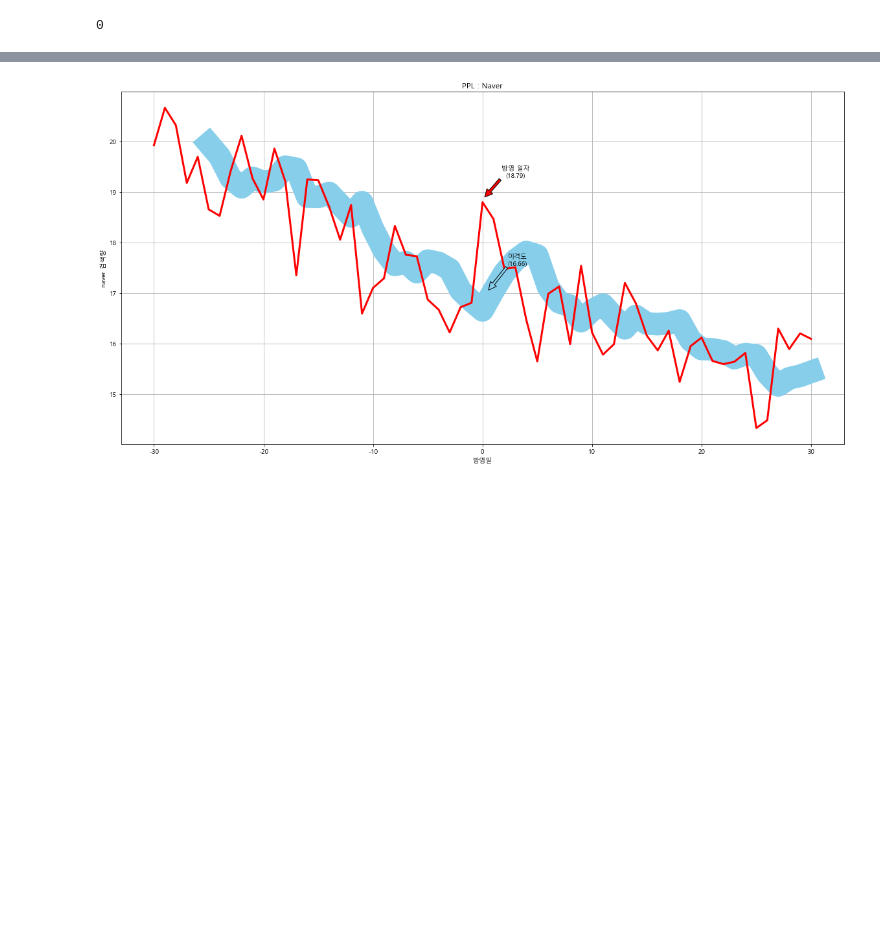
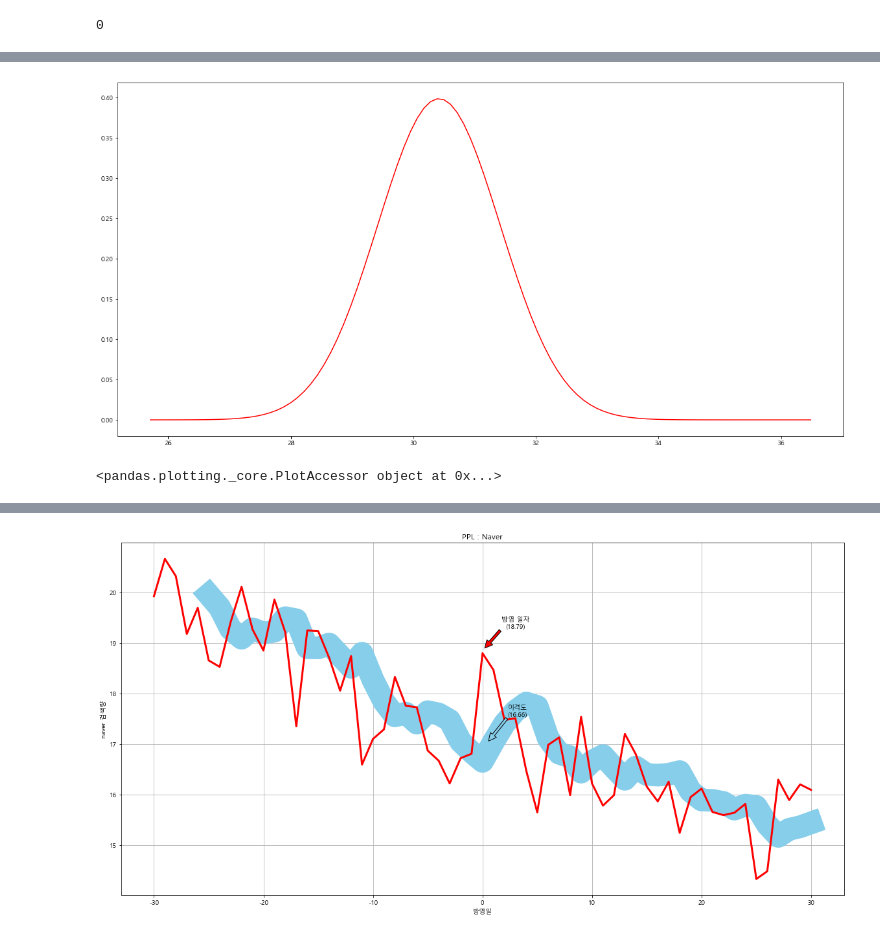
Before and after one commit to kdy7710/Bigdata_Team_Project, a Jupyter notebook: PPL프로젝트용 파일 모음/PPL_Analytics.ipynb, the cells around one changed output, grey strips where cells are left out. Saved outputs shown, nothing was run; the diff lists cells and outputs as text; code cells hidden in the pictures; blank space fills up the shorter version.

```diff
--- a/PPL프로젝트용 파일 모음/PPL_Analytics.ipynb
+++ b/PPL프로젝트용 파일 모음/PPL_Analytics.ipynb
@@ -116,0 +197,16 @@ ABC.head()
+# %%
+plt.figure(figsize=(20, 10))
+
+n = sp.stats.norm(ABC['Row_mean'].mean(),1)
+xv = np.linspace(ABC['Row_mean'].min(),ABC['Row_mean'].max(),100)
+pdf = n.pdf(xv)
+
+plt.plot(xv, pdf,color='red')
+
+plt.show()
+# %% [output]
+[figure, added]
+# %%
+pd.DataFrame(np.linspace(ABC['Row_mean'].min(),ABC['Row_mean'].max(),101)).plot
+# %% [output]
+<pandas.plotting._core.PlotAccessor object at 0x...>
```
Also changed, not shown: parts of 22 cells of this notebook.
